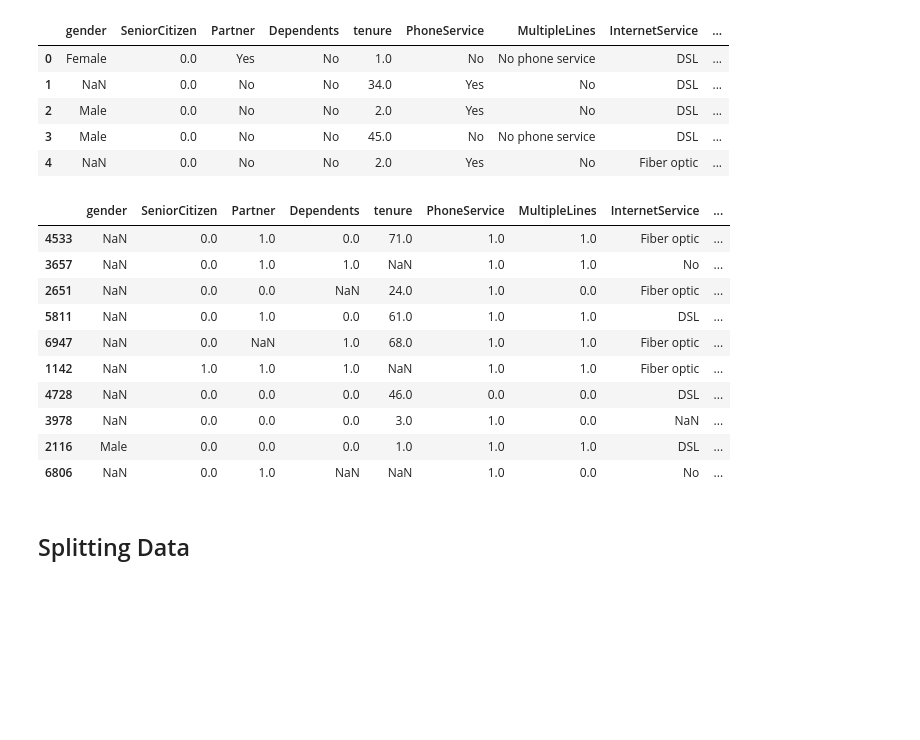
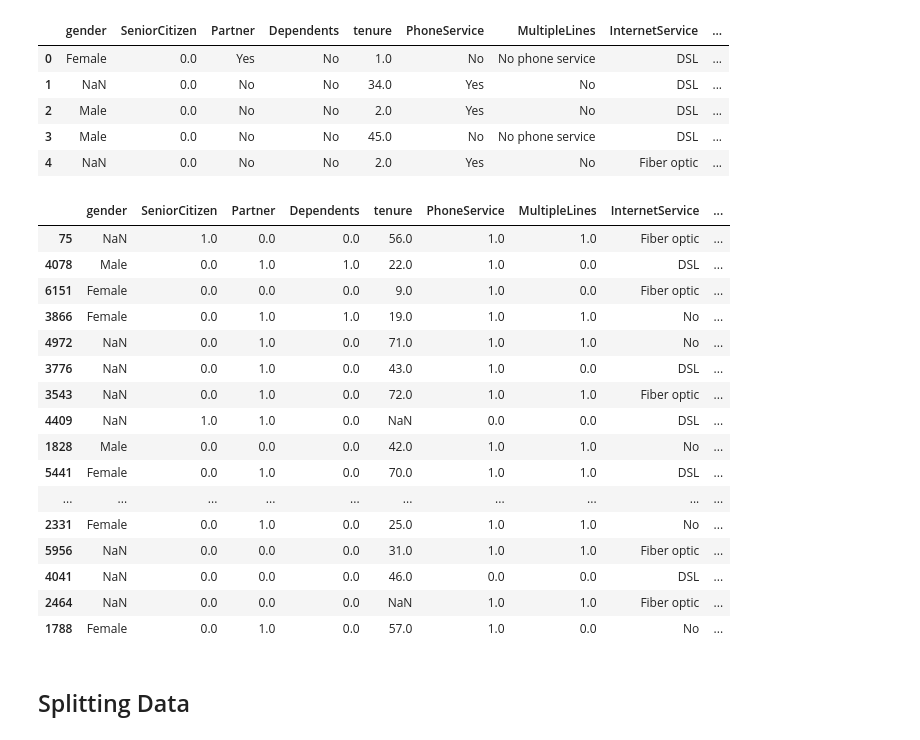
Before and after one commit to brooks-reece/ML-Case-Study, a Jupyter notebook: Alberta.ipynb, the cells around one changed output. Drawn from its saved outputs; the diff is of its cells as text; code cells hidden in the pictures; blank space fills up the shorter version.

```diff
--- a/Alberta.ipynb
+++ b/Alberta.ipynb
@@ -187,16 +199,22 @@ for col in alca_df_cols:
     alca_df[col] = alca_df[col].astype(str).str.strip().str.lower().map({"no": 0, "yes": 1, "no internet service": 0})
 alca_df['MultipleLines'] = alca_df['MultipleLines'].astype(str).str.strip().str.lower().map({"no": 0, "yes": 1, "no phone service": 0})
 # %%
-alca_df.sample(10)
+alca_df.sample(20)
 # %% [output]
 |  | gender | SeniorCitizen | Partner | Dependents | tenure | PhoneService | MultipleLines | InternetService | ... |
-| 4533 | NaN | 0.0 | 1.0 | 0.0 | 71.0 | 1.0 | 1.0 | Fiber optic | ... |
-| 3657 | NaN | 0.0 | 1.0 | 1.0 | NaN | 1.0 | 1.0 | No | ... |
-| 2651 | NaN | 0.0 | 0.0 | NaN | 24.0 | 1.0 | 0.0 | Fiber optic | ... |
-| 5811 | NaN | 0.0 | 1.0 | 0.0 | 61.0 | 1.0 | 1.0 | DSL | ... |
-| 6947 | NaN | 0.0 | NaN | 1.0 | 68.0 | 1.0 | 1.0 | Fiber optic | ... |
-| 1142 | NaN | 1.0 | 1.0 | 1.0 | NaN | 1.0 | 1.0 | Fiber optic | ... |
-| 4728 | NaN | 0.0 | 0.0 | 0.0 | 46.0 | 0.0 | 0.0 | DSL | ... |
-| 3978 | NaN | 0.0 | 0.0 | 0.0 | 3.0 | 1.0 | 0.0 | NaN | ... |
-| 2116 | Male | 0.0 | 0.0 | 0.0 | 1.0 | 1.0 | 1.0 | DSL | ... |
-| 6806 | NaN | 0.0 | 1.0 | NaN | NaN | 1.0 | 0.0 | No | ... |
+| 75 | NaN | 1.0 | 0.0 | 0.0 | 56.0 | 1.0 | 1.0 | Fiber optic | ... |
+| 4078 | Male | 0.0 | 1.0 | 1.0 | 22.0 | 1.0 | 0.0 | DSL | ... |
+| 6151 | Female | 0.0 | 0.0 | 0.0 | 9.0 | 1.0 | 0.0 | Fiber optic | ... |
+| 3866 | Female | 0.0 | 1.0 | 1.0 | 19.0 | 1.0 | 1.0 | No | ... |
+| 4972 | NaN | 0.0 | 1.0 | 0.0 | 71.0 | 1.0 | 1.0 | No | ... |
+| 3776 | NaN | 0.0 | 1.0 | 0.0 | 43.0 | 1.0 | 0.0 | DSL | ... |
+| 3543 | NaN | 0.0 | 1.0 | 0.0 | 72.0 | 1.0 | 1.0 | Fiber optic | ... |
+| 4409 | NaN | 1.0 | 1.0 | 0.0 | NaN | 0.0 | 0.0 | DSL | ... |
+| 1828 | Male | 0.0 | 0.0 | 0.0 | 42.0 | 1.0 | 1.0 | No | ... |
+| 5441 | Female | 0.0 | 1.0 | 0.0 | 70.0 | 1.0 | 1.0 | DSL | ... |
+| ... | ... | ... | ... | ... | ... | ... | ... | ... | ... |
+| 2331 | Female | 0.0 | 1.0 | 0.0 | 25.0 | 1.0 | 1.0 | No | ... |
+| 5956 | NaN | 0.0 | 0.0 | 0.0 | 31.0 | 1.0 | 1.0 | Fiber optic | ... |
+| 4041 | NaN | 0.0 | 0.0 | 0.0 | 46.0 | 0.0 | 0.0 | DSL | ... |
+| 2464 | NaN | 0.0 | 0.0 | 0.0 | NaN | 1.0 | 1.0 | Fiber optic | ... |
+| 1788 | Female | 0.0 | 1.0 | 0.0 | 57.0 | 1.0 | 0.0 | No | ... |
```
Also changed, not shown: parts of 17 cells of this notebook.
